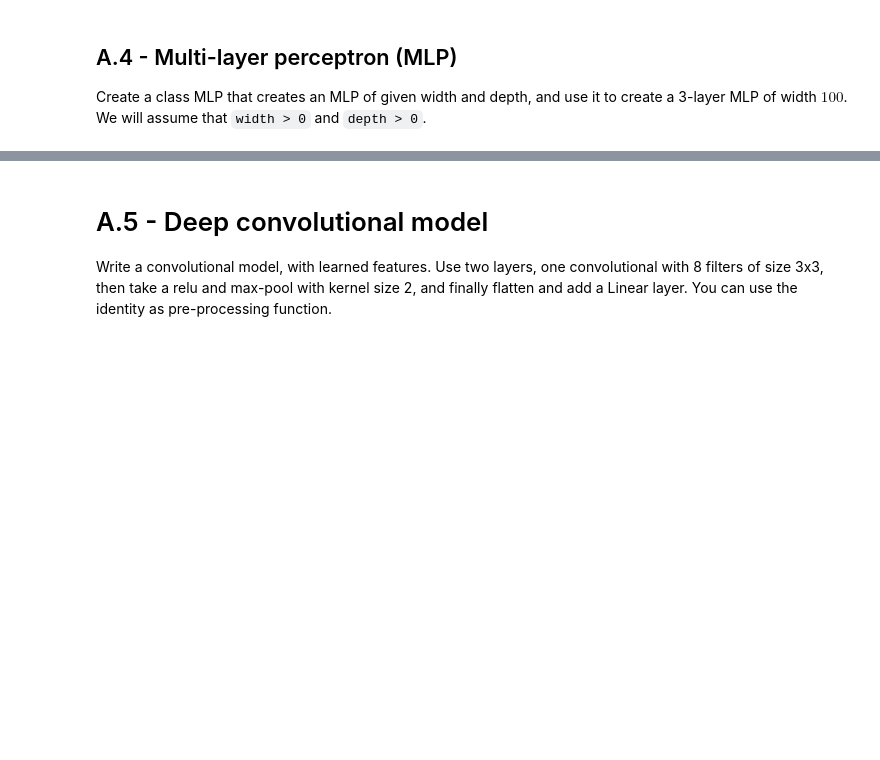
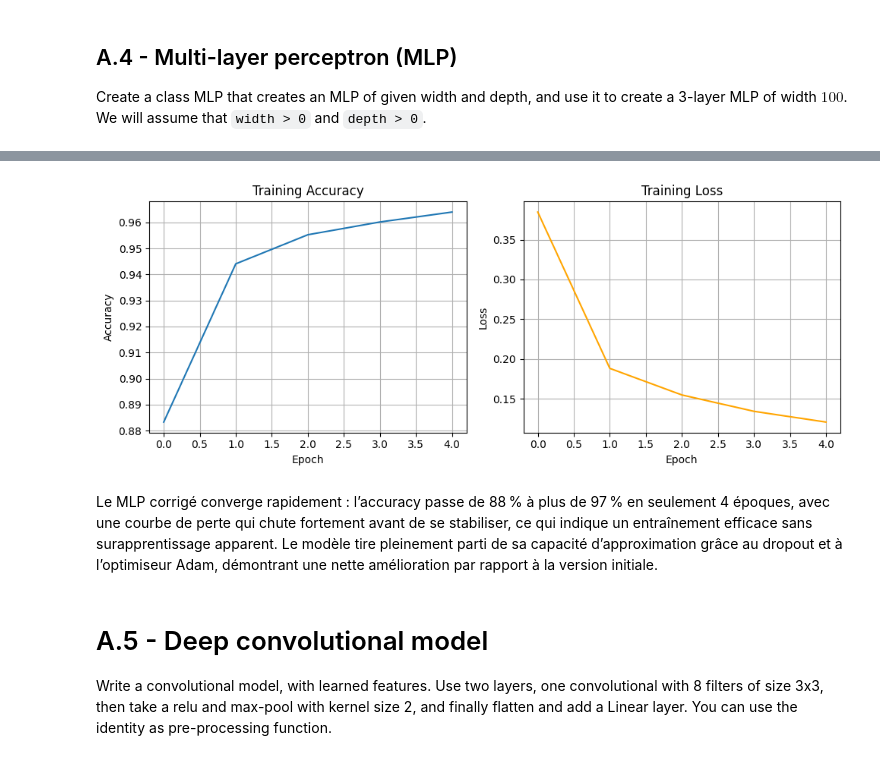
Before and after one commit to the-demby/ensae_dl_pw1, a Jupyter notebook: notebook.ipynb, the cells around one changed output, grey strips where cells are left out. Cells and saved outputs as stored; diff of their text form; code cells hidden in the pictures; blank space fills up the shorter version.

```diff
--- a/notebook.ipynb
+++ b/notebook.ipynb
@@ -363,0 +327,15 @@ Create a class MLP that creates an MLP of given width and depth, and use it to c
+# %%
+# Création du modèle
+model = MLP(width=100, depth=3, input_dim=28*28)
+optimizer = torch.optim.Adam(model.parameters(), lr=1e-3)
+
+# Boucle d'entraînement
+train_accs, train_losses = [], []
+
+for epoch in range(NUM_EPOCH):  # NUM_EPOCH predef
+    acc, loss = train(model, epoch, preprocess=lambda x: x.view(x.size(0), -1), optimizer=optimizer)
+    train_accs.append(acc)
+    train_losses.append(loss)
+
+# Évaluation finale
+test_acc, test_loss = test(model, preprocess=lambda x: x.view(x.size(0), -1))
@@ -364,23 +349,20 @@ Create a class MLP that creates an MLP of given width and depth, and use it to c
 # %%
-class MLP(nn.Module):
-    def __init__(self, width, depth, input_dim=784, output_dim=10):
-        super().__init__()
+plt.figure(figsize=(10, 4))
+plt.subplot(1, 2, 1)
+plt.plot(train_accs, label="Train Accuracy")
+plt.xlabel("Epoch")
+plt.ylabel("Accuracy")
+plt.grid(True)
+plt.title("Training Accuracy")
 
-        layers = []
+plt.subplot(1, 2, 2)
+plt.plot(train_losses, label="Train Loss", color="orange")
+plt.xlabel("Epoch")
+plt.ylabel("Loss")
+plt.grid(True)
+plt.title("Training Loss")
 
-        # Entrée
-        layers.append(nn.Linear(input_dim, width))
-        layers.append(nn.ReLU())
-
-        # Couches intermédiaires
-        for _ in range(depth - 1):
-            layers.append(nn.Linear(width, width))
-            layers.append(nn.ReLU())
-
-        # Sortie
-        layers.append(nn.Linear(width, output_dim))
-
-        self.net = nn.Sequential(*layers)
-
-    def forward(self, x):
-        return self.net(x)
+plt.tight_layout()
+plt.show()
+# %% [output]
+[figure, added]
@@ -436,3 +369,5 @@ for epoch in range(1, NUM_EPOCH + 1):
+# %% [markdown]
+Le MLP corrigé converge rapidement : l’accuracy passe de 88 % à plus de 97 % en seulement 4 époques, avec une courbe de perte qui chute fortement avant de se stabiliser, ce qui indique un entraînement efficace sans surapprentissage apparent. Le modèle tire pleinement parti de sa capacité d’approximation grâce au dropout et à l’optimiseur Adam, démontrant une nette amélioration par rapport à la version initiale.
 # %% [markdown]
 # A.5 - Deep convolutional model
 
```
Also changed, not shown: parts of 65 cells of this notebook.
